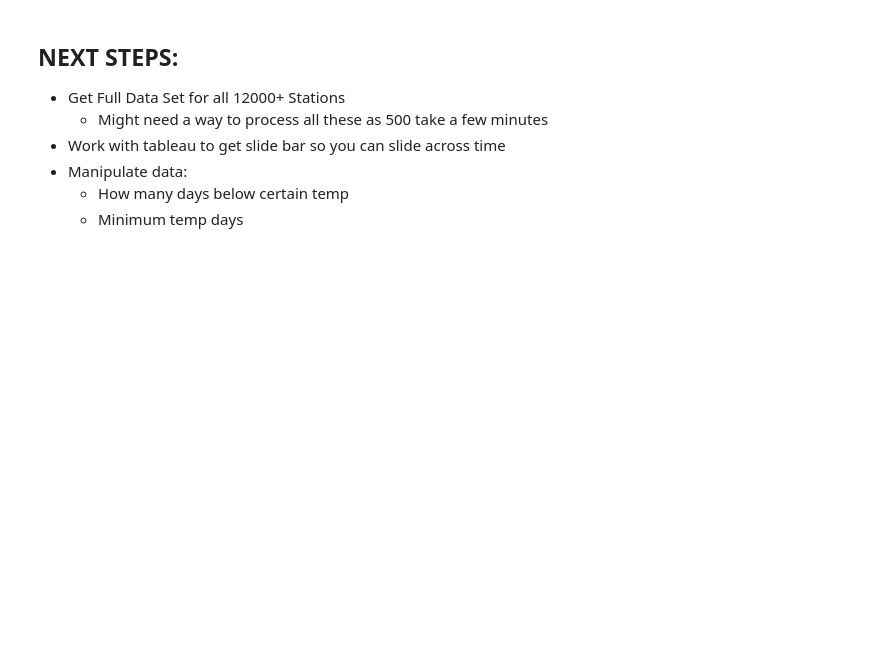
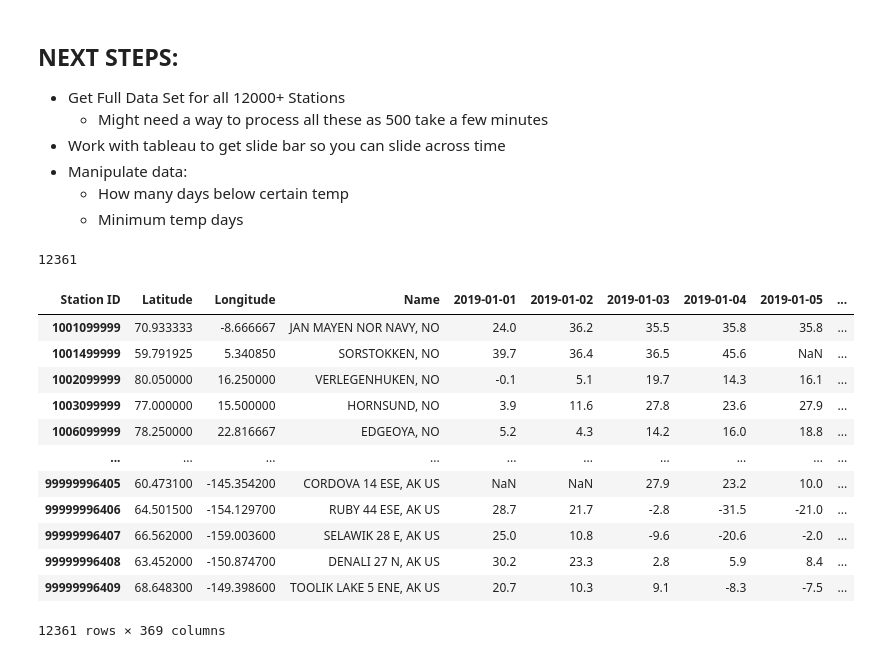
Before and after one commit to ACE-P/ev_temp_map, a Jupyter notebook: Playground/NOAA_approach/data_extract_mk.ipynb, the cells around one changed output. Saved outputs shown, nothing was run; the diff lists cells and outputs as text; code cells hidden in the pictures; blank space fills up the shorter version.

Commit message:
Updated NOAA Approach
Have successfully been able to extract data for a whole year.
Have done some manipulation of data and plotted in tableau

```diff
--- a/Playground/NOAA_approach/data_extract_mk.ipynb
+++ b/Playground/NOAA_approach/data_extract_mk.ipynb
@@ -184,3 +184,55 @@ This map can also be seen on tableau public at <a href="https://public.tableau.c
 - Manipulate data:
     - How many days below certain temp
     - Minimum temp days
+# %%
+len(weather_list)
+# %% [output]
+12361
+# %%
+#DF1
+#creating an empty dataframe
+full_data_attempt = pd.DataFrame()
+#looping through each station of a list of stations
+for station in weather_list:
+    #creating the correct URL and saving that csv into a temporary dataframe
+    station_url = 'https://www.ncei.noaa.gov/data/global-summary-of-the-day/access/2019/' + station
+    temp_df = pd.read_csv(station_url)
+
+    #taking that dataframe and saving only the aspects we want
+    df2 = temp_df[['DATE','TEMP']]
+    #column name will be the station ID with the data being the row name
+    col = temp_df['STATION'][0]
+    df2.rename(columns={"TEMP": str(col)}, inplace=True)
+    df2.rename(columns={"DATE":"Station ID"}, inplace=True)
+    #the date will be used as the index
+    df2.set_index('Station ID', inplace = True)
+
+    #the dataframe is then transposed so that we can add columns such as name, longitude and latitude
+    df3 = df2.transpose()
+    #taking parameters of interest from the original station dataframe
+    lat = temp_df['LATITUDE'][0]
+    lon = temp_df['LONGITUDE'][0]
+    name = temp_df['NAME'][0]
+    #adding these parameters to the dataframe
+    df3.insert(0, "Latitude", lat, True)
+    df3.insert(1, "Longitude", lon, True)
+    df3.insert(2, "Name", name, True)
+
+    #appending a stations data to the full dataframe
+    full_data_attempt = full_data_attempt.append(df3, sort=False)
+
+full_data_attempt
+# %% [output]
+| Station ID | Latitude | Longitude | Name | 2019-01-01 | 2019-01-02 | 2019-01-03 | 2019-01-04 | 2019-01-05 | ... |
+| 1001099999 | 70.933333 | -8.666667 | JAN MAYEN NOR NAVY, NO | 24.0 | 36.2 | 35.5 | 35.8 | 35.8 | ... |
+| 1001499999 | 59.791925 | 5.340850 | SORSTOKKEN, NO | 39.7 | 36.4 | 36.5 | 45.6 | NaN | ... |
+| 1002099999 | 80.050000 | 16.250000 | VERLEGENHUKEN, NO | -0.1 | 5.1 | 19.7 | 14.3 | 16.1 | ... |
+| 1003099999 | 77.000000 | 15.500000 | HORNSUND, NO | 3.9 | 11.6 | 27.8 | 23.6 | 27.9 | ... |
+| 1006099999 | 78.250000 | 22.816667 | EDGEOYA, NO | 5.2 | 4.3 | 14.2 | 16.0 | 18.8 | ... |
+| ... | ... | ... | ... | ... | ... | ... | ... | ... | ... |
+| 99999996405 | 60.473100 | -145.354200 | CORDOVA 14 ESE, AK US | NaN | NaN | 27.9 | 23.2 | 10.0 | ... |
+| 99999996406 | 64.501500 | -154.129700 | RUBY 44 ESE, AK US | 28.7 | 21.7 | -2.8 | -31.5 | -21.0 | ... |
+| 99999996407 | 66.562000 | -159.003600 | SELAWIK 28 E, AK US | 25.0 | 10.8 | -9.6 | -20.6 | -2.0 | ... |
+| 99999996408 | 63.452000 | -150.874700 | DENALI 27 N, AK US | 30.2 | 23.3 | 2.8 | 5.9 | 8.4 | ... |
+| 99999996409 | 68.648300 | -149.398600 | TOOLIK LAKE 5 ENE, AK US | 20.7 | 10.3 | 9.1 | -8.3 | -7.5 | ... |
+12361 rows × 369 columns
```
Also changed, not shown: parts of 5 cells of this notebook, 2 other files.
